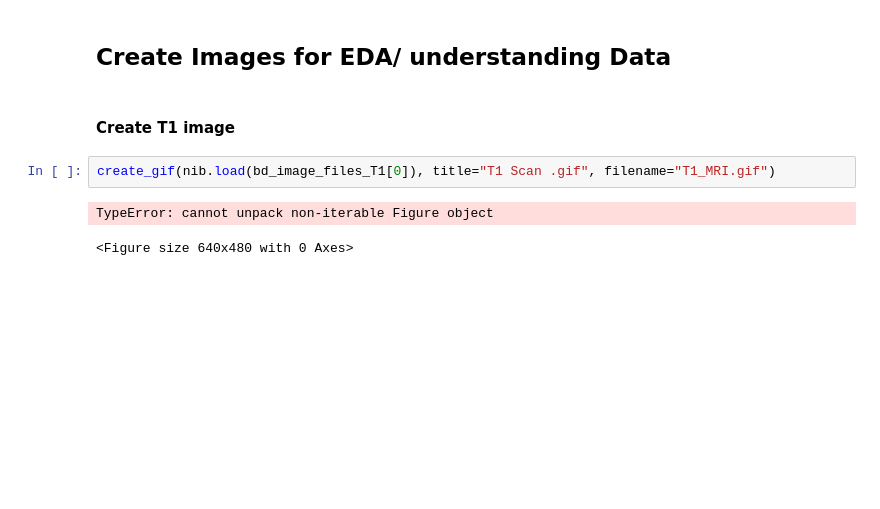
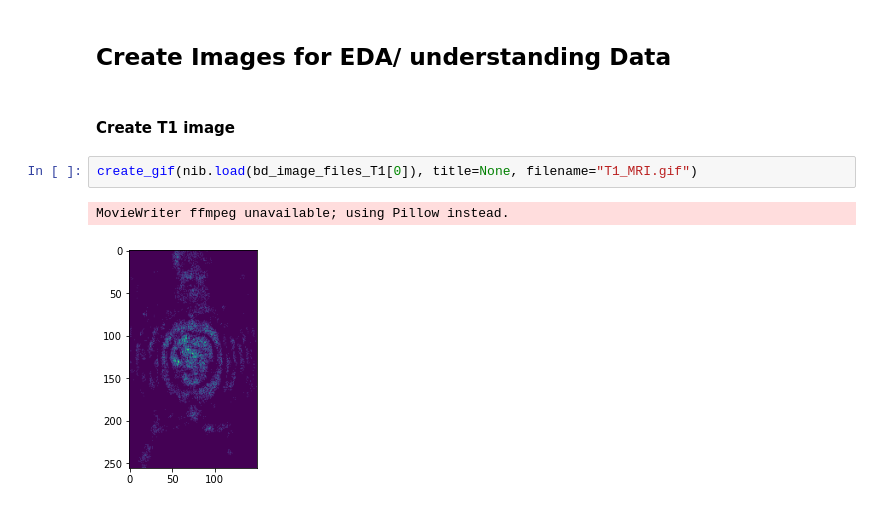
Before and after one commit to samjdedes/MRI_brain_scan_tumor_detection, a Jupyter notebook: notebooks/exploratory/make_pictures_EDA.ipynb, the cells around one changed output. Drawn from its saved outputs; the diff is of its cells as text; blank space fills up the shorter version.

```diff
--- a/notebooks/exploratory/make_pictures_EDA.ipynb
+++ b/notebooks/exploratory/make_pictures_EDA.ipynb
@@ -477,8 +464,8 @@ img_PD.get_fdata().shape
 # %% [markdown]
 #### Create T1 image
 # %%
-create_gif(nib.load(bd_image_files_T1[0]), title="T1 Scan .gif", filename="T1_MRI.gif")
+create_gif(nib.load(bd_image_files_T1[0]), title=None, filename="T1_MRI.gif")
 # %% [output]
-TypeError: cannot unpack non-iterable Figure object
+MovieWriter ffmpeg unavailable; using Pillow instead.
-<Figure size 640x480 with 0 Axes>
+[figure, added]
 # %%
```
Also changed, not shown: parts of 16 cells of this notebook, 38 other files.
